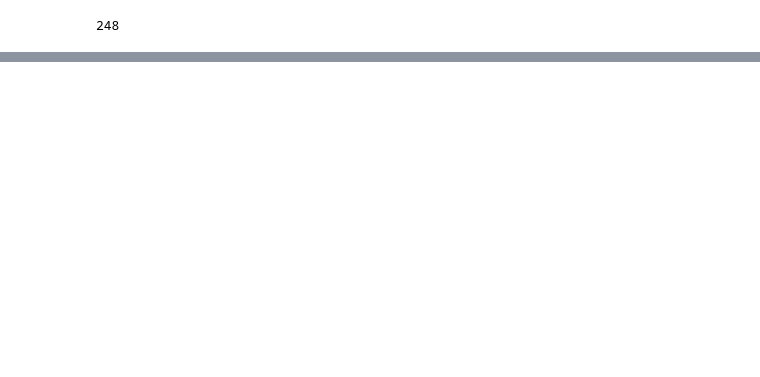
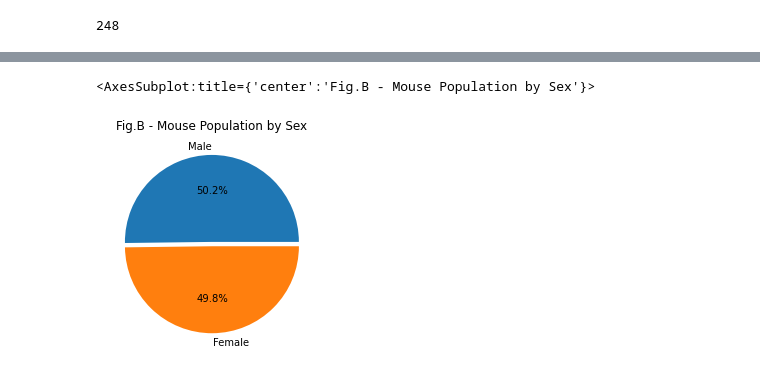
Before and after one commit to martinsingla/challenge-matplotlib, a Jupyter notebook: scrip.ipynb, the cells around one changed output, grey strips where cells are left out. Cells and saved outputs as stored; diff of their text form; code cells hidden in the pictures; blank space fills up the shorter version.

```diff
--- a/scrip.ipynb
+++ b/scrip.ipynb
@@ -98,0 +130,10 @@ pd.DataFrame({
+# %%
+#Plotting data w/ Pandas framework
+#Mice population distribution by Gender
+a = pd.DataFrame(mouses["Sex"].value_counts())
+a.plot(y="Sex", kind= "pie", explode= [0.025,0.025],
+       title = "Fig.B - Mouse Population by Sex",
+       ylabel = '', legend = False, autopct='%1.1f%%')
+# %% [output]
+<AxesSubplot:title={'center':'Fig.B - Mouse Population by Sex'}>
+[figure, added]
```
Also changed, not shown: parts of 13 cells of this notebook.
